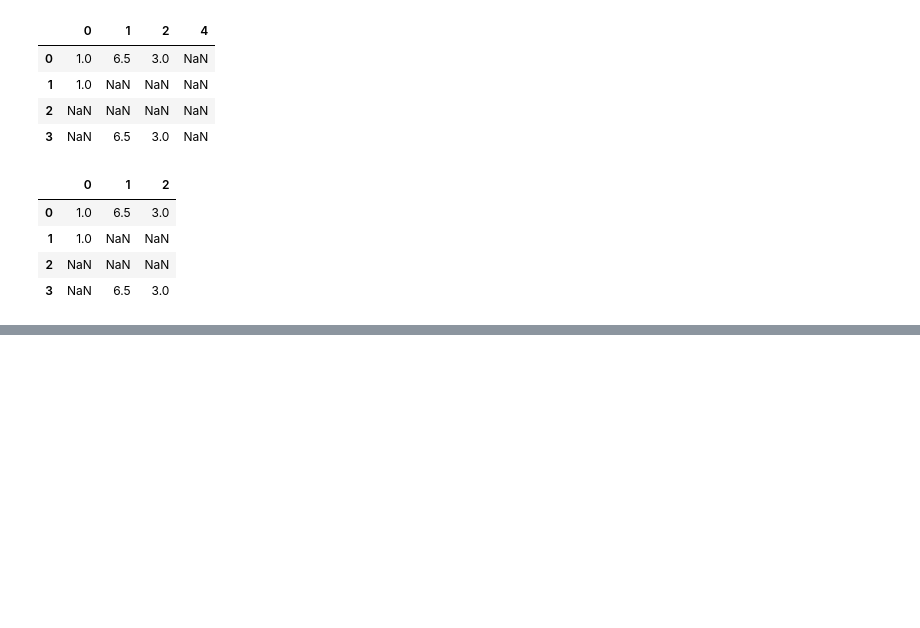
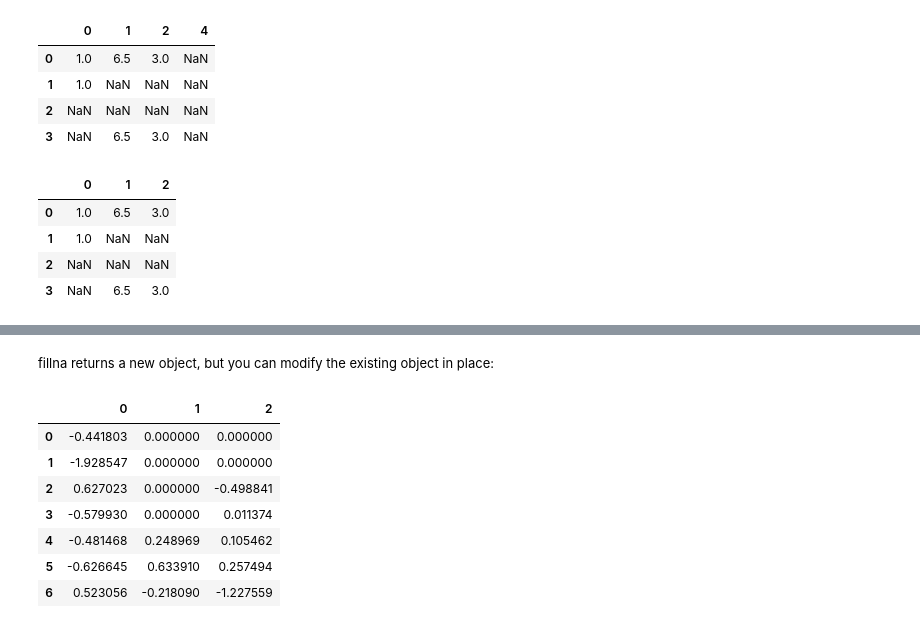
Before and after one commit to AmanSg098/ML-Projects, a Jupyter notebook: Pandaspract.ipynb, the cells around one changed output, grey strips where cells are left out. Drawn from its saved outputs; the diff is of its cells as text; code cells hidden in the pictures; blank space fills up the shorter version.

```diff
--- a/Pandaspract.ipynb
+++ b/Pandaspract.ipynb
@@ -1204,0 +1229,14 @@ df.dropna(thresh=3)
+# %% [markdown]
+<font size=2>fillna returns a new object, but you can modify the existing object in place:</font>
+# %%
+_ = df.fillna(0, inplace=True)
+df
+# %% [output]
+|  | 0 | 1 | 2 |
+| 0 | -0.441803 | 0.000000 | 0.000000 |
+| 1 | -1.928547 | 0.000000 | 0.000000 |
+| 2 | 0.627023 | 0.000000 | -0.498841 |
+| 3 | -0.579930 | 0.000000 | 0.011374 |
+| 4 | -0.481468 | 0.248969 | 0.105462 |
+| 5 | -0.626645 | 0.633910 | 0.257494 |
+| 6 | 0.523056 | -0.218090 | -1.227559 |
```
Also changed, not shown: parts of 19 cells of this notebook.
